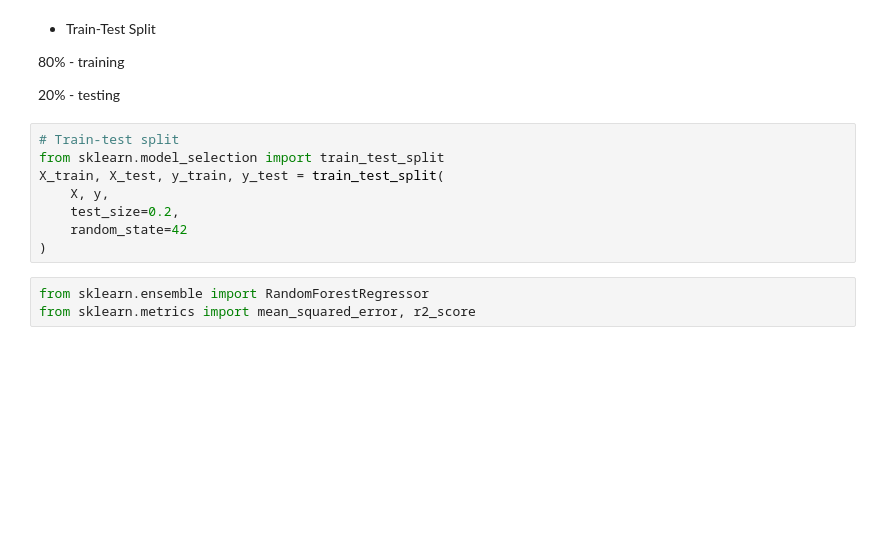
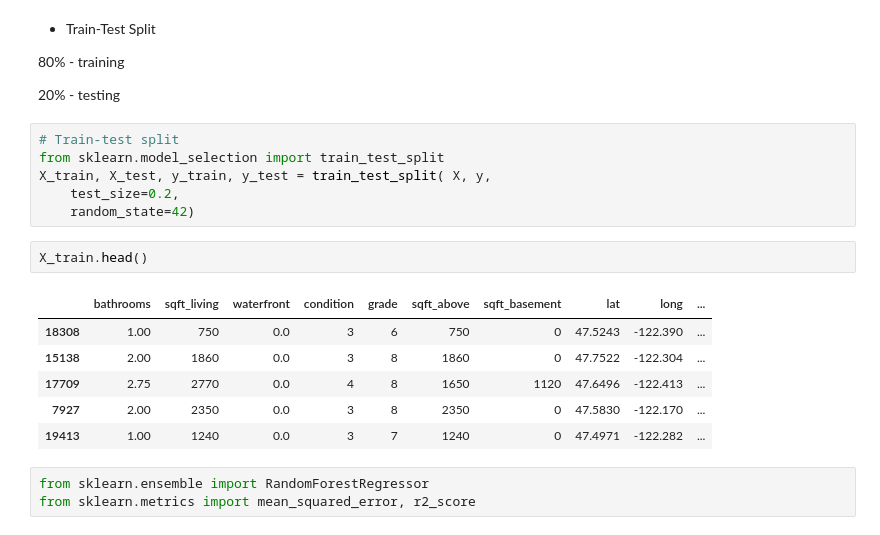
Before and after one commit to VitorAlmeida87/Project_3_Vitor_Jesus_Maryem, a Jupyter notebook: Tree_regressor_vitor_UNCHANGED.ipynb, the cells around one changed output. Cells and saved outputs as stored; diff of their text form; blank space fills up the shorter version.

```diff
--- a/Tree_regressor_vitor_UNCHANGED.ipynb
+++ b/Tree_regressor_vitor_UNCHANGED.ipynb
@@ -413,11 +435,18 @@ Number of features: 14
 # %%
 # Train-test split
 from sklearn.model_selection import train_test_split
-X_train, X_test, y_train, y_test = train_test_split(
-    X, y,
+X_train, X_test, y_train, y_test = train_test_split( X, y,
     test_size=0.2,
-    random_state=42
-)
+    random_state=42)
+# %%
+X_train.head()
+# %% [output]
+|  | bathrooms | sqft_living | waterfront | condition | grade | sqft_above | sqft_basement | lat | long | ... |
+| 18308 | 1.00 | 750 | 0.0 | 3 | 6 | 750 | 0 | 47.5243 | -122.390 | ... |
+| 15138 | 2.00 | 1860 | 0.0 | 3 | 8 | 1860 | 0 | 47.7522 | -122.304 | ... |
+| 17709 | 2.75 | 2770 | 0.0 | 4 | 8 | 1650 | 1120 | 47.6496 | -122.413 | ... |
+| 7927 | 2.00 | 2350 | 0.0 | 3 | 8 | 2350 | 0 | 47.5830 | -122.170 | ... |
+| 19413 | 1.00 | 1240 | 0.0 | 3 | 7 | 1240 | 0 | 47.4971 | -122.282 | ... |
 # %%
 from sklearn.ensemble import RandomForestRegressor
 from sklearn.metrics import mean_squared_error, r2_score
```
Also changed, not shown: parts of 17 cells of this notebook.
